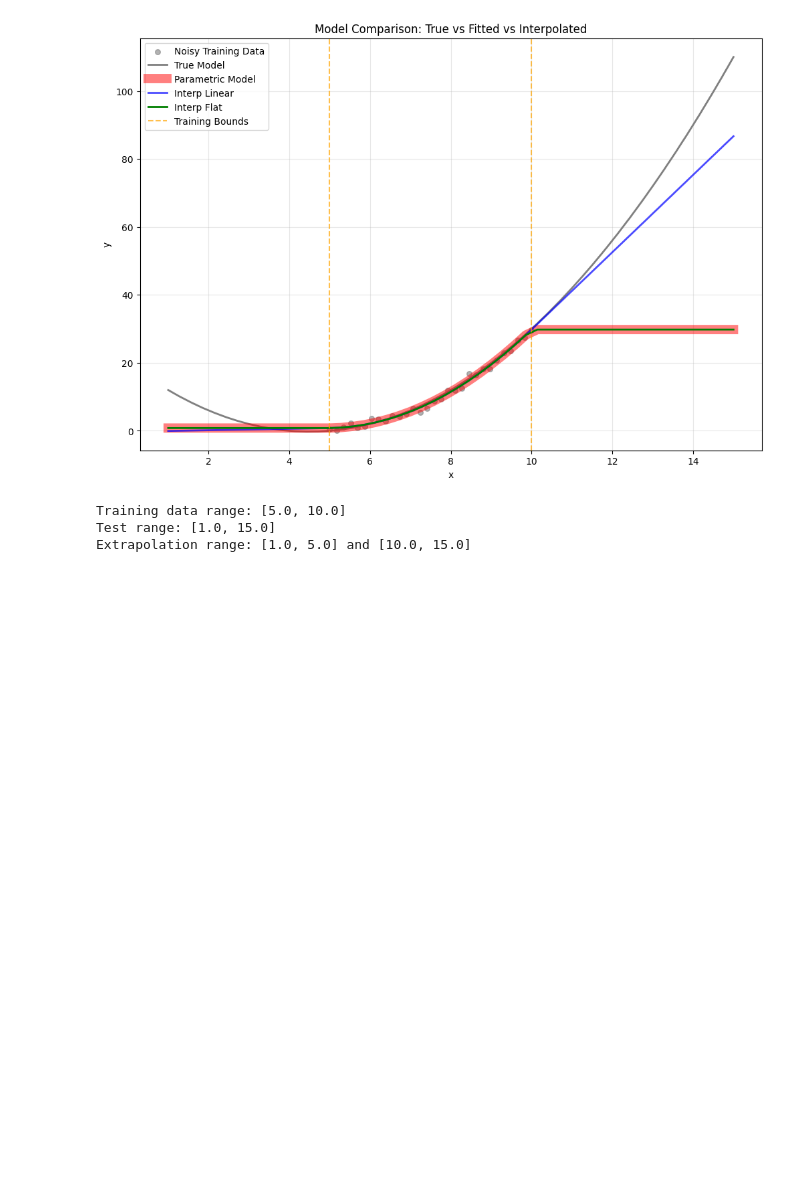
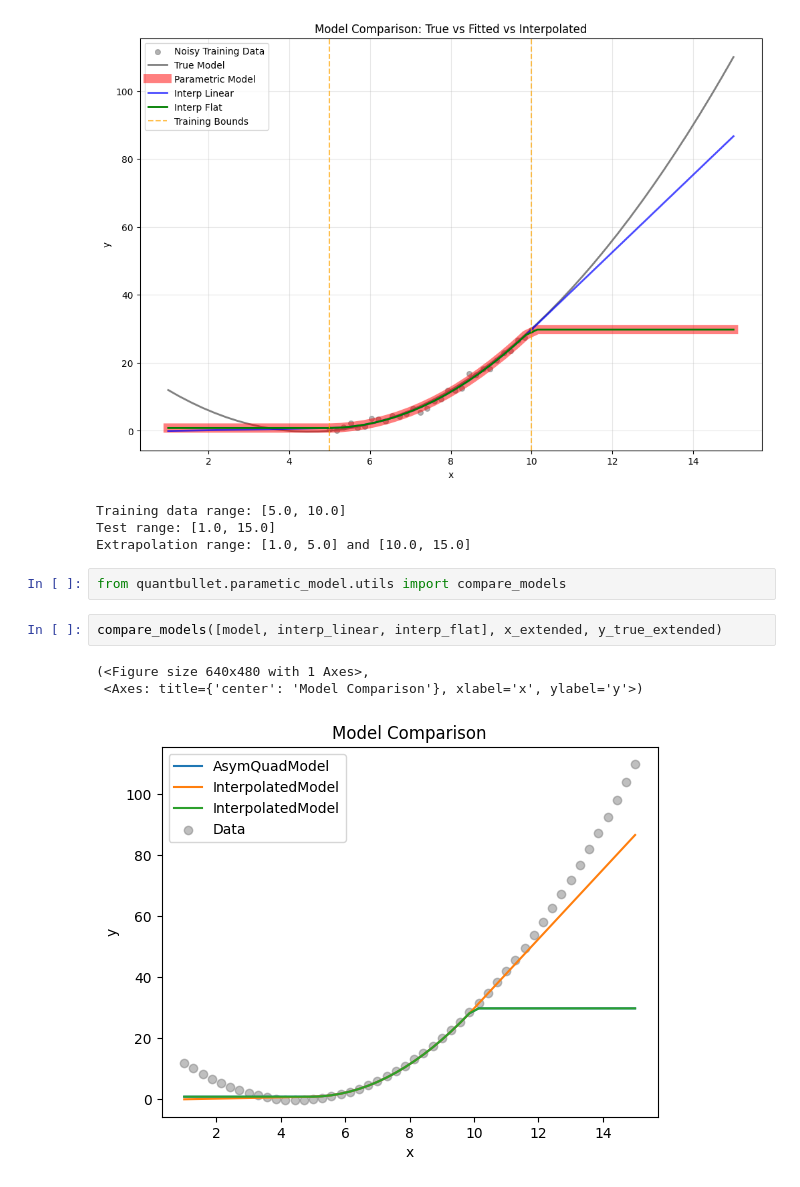
Before and after one commit to YimingZhang07/quantbullet, a Jupyter notebook: docs/experiments/parametric_model.ipynb, the cells around one changed output. Drawn from its saved outputs; the diff is of its cells as text; blank space fills up the shorter version.

```diff
--- a/docs/experiments/parametric_model.ipynb
+++ b/docs/experiments/parametric_model.ipynb
@@ -96,3 +96,11 @@ Testing extrapolation beyond training data...
 Training data range: [5.0, 10.0]
 Test range: [1.0, 15.0]
 Extrapolation range: [1.0, 5.0] and [10.0, 15.0]
+# %%
+from quantbullet.parametic_model.utils import compare_models
+# %%
+compare_models([model, interp_linear, interp_flat], x_extended, y_true_extended)
+# %% [output]
+(<Figure size 640x480 with 1 Axes>,
+ <Axes: title={'center': 'Model Comparison'}, xlabel='x', ylabel='y'>)
+[figure, added]
```
Also changed, not shown: 6 other files.
